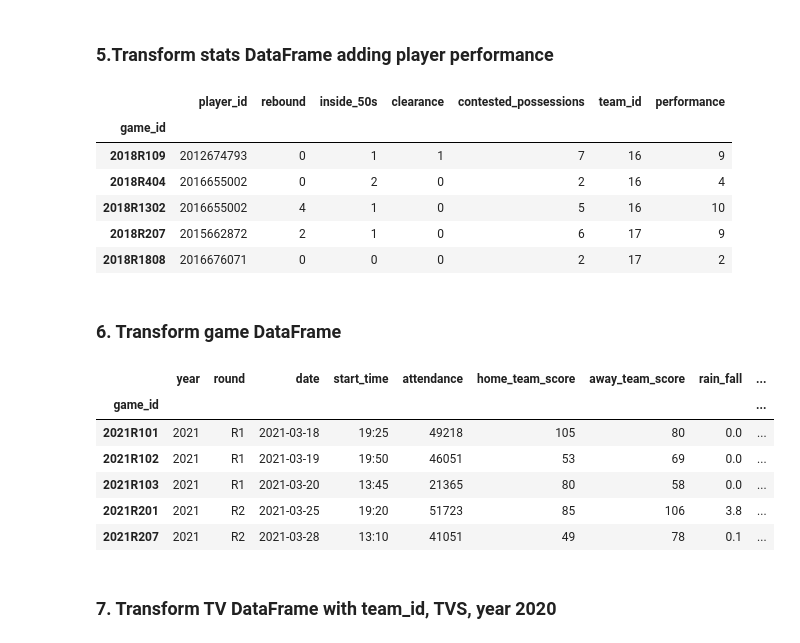
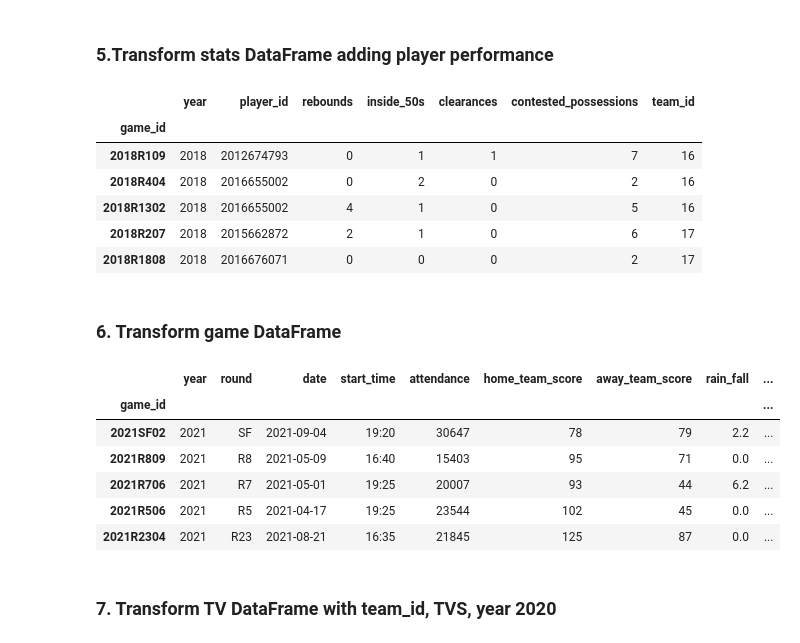
Before and after one commit to pt1Project2/ETL-Project, a Jupyter notebook: ELT_v3.ipynb, the cells around one changed output. Cells and saved outputs as stored; diff of their text form; code cells hidden in the pictures.

Commit message:
Added TVS, transform

```diff
--- a/ELT_v3.ipynb
+++ b/ELT_v3.ipynb
@@ -19,7 +22,7 @@ game_df.head()
 # %% [markdown]
 #### 2. Extract status.csv for AFL team player's Performance Report
 # %%
-stats_file = "stats.csv"
+stats_file = "Resources/stats.csv"
 stats_df = pd.read_csv(stats_file)
 stats_df.head()
 # %% [output]
@@ -204,43 +213,41 @@ stadium_transformed.head(50)
 # %% [markdown]
 ### 5.Transform stats DataFrame adding player performance
 # %%
-stats_cols = ["gameId", "team", "playerId", "Rebounds","Inside 50s","Clearances","Contested Possessions"]
+stats_cols = ["gameId", "year", "team", "playerId", "Rebounds","Inside 50s","Clearances","Contested Possessions"]
 stats_transformed = stats_df[stats_df['year'] >= 2018][stats_cols].copy()
 
 
 stats_transformed = stats_transformed.rename(columns={"gameId": "game_id",
+                                                        "year": "year",
                                                         "playerId": "player_id",
-                                                        "Rebounds": "rebound",
-                                                        "Clearances": "clearance",
+                                                        "Rebounds": "rebounds",
+                                                        "Clearances": "clearances",
                                                         "Inside 50s": "inside_50s",
                                                         "Contested Possessions": "contested_possessions",
                                                      })
 
 def get_team_id(x):
     team_rows = team_transformed.loc[team_transformed['team_name'] == x]
     if len(team_rows)>0:
         return team_rows.index.values[0]
     else:
         return ''
 stats_transformed['team_id'] = stats_transformed['team'].map(get_team_id)
 
-
-stats_transformed['performance'] = stats_transformed[["rebound","inside_50s","clearance","contested_possessions"]].sum(axis=1)
-
 stats_transformed.drop('team', axis=1, inplace=True)
 
 stats_transformed.drop_duplicates("game_id", inplace=True)
 stats_transformed.set_index("game_id", inplace=True)
 
 stats_transformed.tail()
 # %% [output]
-|  | player_id | rebound | inside_50s | clearance | contested_possessions | team_id | performance |
+|  | year | player_id | rebounds | inside_50s | clearances | contested_possessions | team_id |
 | game_id |  |  |  |  |  |  |  |
-| 2018R109 | 2012674793 | 0 | 1 | 1 | 7 | 16 | 9 |
-| 2018R404 | 2016655002 | 0 | 2 | 0 | 2 | 16 | 4 |
-| 2018R1302 | 2016655002 | 4 | 1 | 0 | 5 | 16 | 10 |
-| 2018R207 | 2015662872 | 2 | 1 | 0 | 6 | 17 | 9 |
-| 2018R1808 | 2016676071 | 0 | 0 | 0 | 2 | 17 | 2 |
+| 2018R109 | 2018 | 2012674793 | 0 | 1 | 1 | 7 | 16 |
+| 2018R404 | 2018 | 2016655002 | 0 | 2 | 0 | 2 | 16 |
+| 2018R1302 | 2018 | 2016655002 | 4 | 1 | 0 | 5 | 16 |
+| 2018R207 | 2018 | 2015662872 | 2 | 1 | 0 | 6 | 17 |
+| 2018R1808 | 2018 | 2016676071 | 0 | 0 | 0 | 2 | 17 |
 # %% [markdown]
 ### 6. Transform game DataFrame
 # %%
@@ -267,7 +274,7 @@ game_transformed.drop('end_year', axis=1, inplace=True)
 game_transformed.drop('in_use', axis=1, inplace=True)
 
 
-game_transformed['date'] = pd.to_datetime(game_transformed['date'], format='%d-%b-%Y')
+game_transformed['date'] = pd.to_datetime(game_transformed['date'], format='%d-%b-%y')
 game_transformed['start_time'] = pd.to_datetime(game_transformed['start_time']).dt.strftime('%H:%M')
 
 game_transformed.drop_duplicates("game_id", inplace=True)
@@ -278,10 +285,10 @@ game_transformed.head()
 # %% [output]
 |  | year | round | date | start_time | attendance | home_team_score | away_team_score | rain_fall | ... |
 | game_id |  |  |  |  |  |  |  |  | ... |
-| 2021R101 | 2021 | R1 | 2021-03-18 | 19:25 | 49218 | 105 | 80 | 0.0 | ... |
-| 2021R102 | 2021 | R1 | 2021-03-19 | 19:50 | 46051 | 53 | 69 | 0.0 | ... |
-| 2021R103 | 2021 | R1 | 2021-03-20 | 13:45 | 21365 | 80 | 58 | 0.0 | ... |
-| 2021R201 | 2021 | R2 | 2021-03-25 | 19:20 | 51723 | 85 | 106 | 3.8 | ... |
-| 2021R207 | 2021 | R2 | 2021-03-28 | 13:10 | 41051 | 49 | 78 | 0.1 | ... |
+| 2021SF02 | 2021 | SF | 2021-09-04 | 19:20 | 30647 | 78 | 79 | 2.2 | ... |
+| 2021R809 | 2021 | R8 | 2021-05-09 | 16:40 | 15403 | 95 | 71 | 0.0 | ... |
+| 2021R706 | 2021 | R7 | 2021-05-01 | 19:25 | 20007 | 93 | 44 | 6.2 | ... |
+| 2021R506 | 2021 | R5 | 2021-04-17 | 19:25 | 23544 | 102 | 45 | 0.0 | ... |
+| 2021R2304 | 2021 | R23 | 2021-08-21 | 16:35 | 21845 | 125 | 87 | 0.0 | ... |
 # %% [markdown]
 ### 7. Transform TV DataFrame with team_id, TVS, year 2020
```
Also changed, not shown: parts of 15 cells of this notebook, 12 other files.
